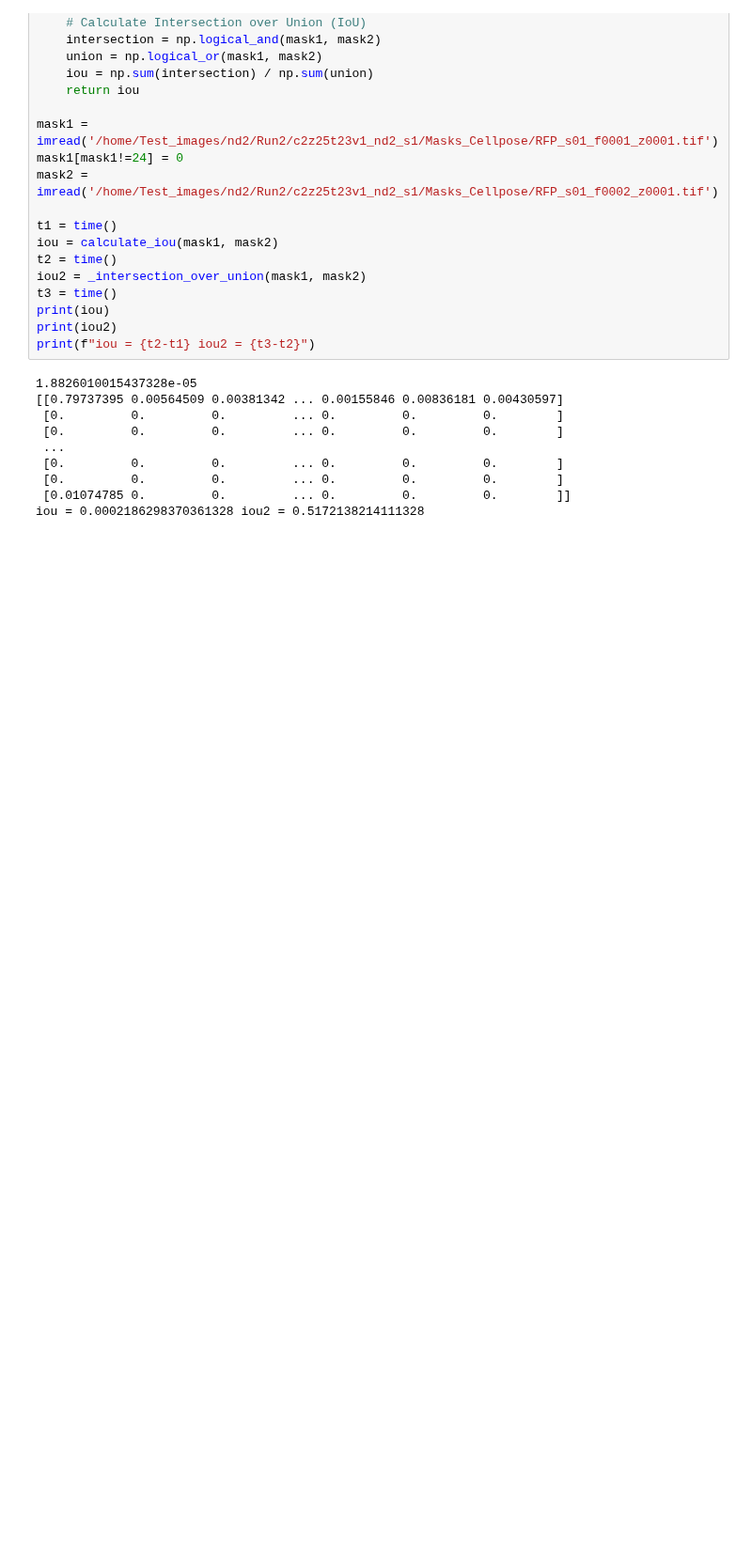
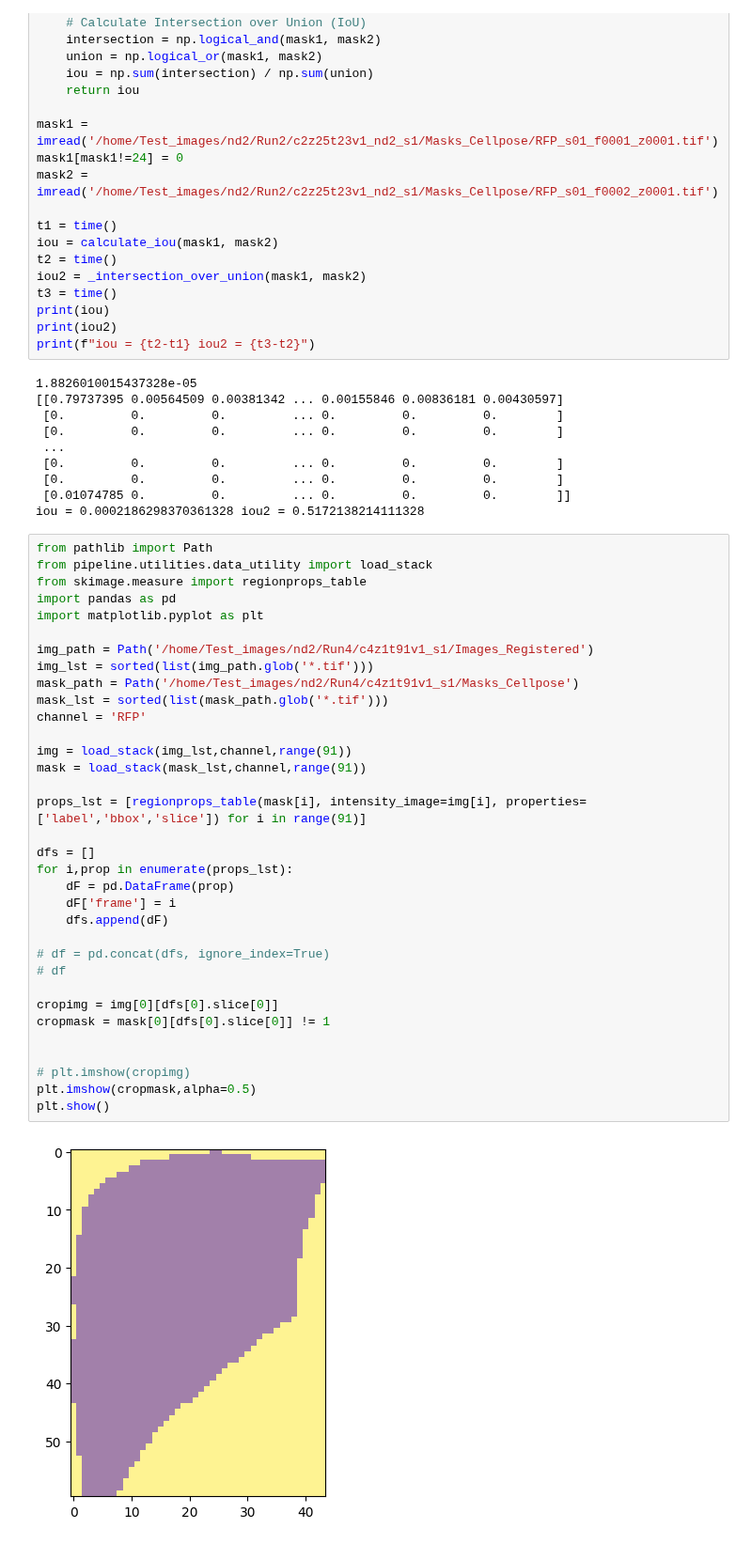
Before and after one commit to BennyGinger/ImageAnalysis_pipeline, a Jupyter notebook: play.ipynb, the cells around one changed output. Shown at 94% size. Saved outputs shown, nothing was run; the diff lists cells and outputs as text; blank space fills up the shorter version.

```diff
--- a/play.ipynb
+++ b/play.ipynb
@@ -887,3 +887,39 @@ print(f"iou = {t2-t1} iou2 = {t3-t2}")
  [0.         0.         0.         ... 0.         0.         0.        ]
  [0.01074785 0.         0.         ... 0.         0.         0.        ]]
 iou = 0.0002186298370361328 iou2 = 0.5172138214111328
+# %%
+from pathlib import Path
+from pipeline.utilities.data_utility import load_stack
+from skimage.measure import regionprops_table
+import pandas as pd
+import matplotlib.pyplot as plt
+
+img_path = Path('/home/Test_images/nd2/Run4/c4z1t91v1_s1/Images_Registered')
+img_lst = sorted(list(img_path.glob('*.tif')))
+mask_path = Path('/home/Test_images/nd2/Run4/c4z1t91v1_s1/Masks_Cellpose')
+mask_lst = sorted(list(mask_path.glob('*.tif')))
+channel = 'RFP'
+
+img = load_stack(img_lst,channel,range(91))
+mask = load_stack(mask_lst,channel,range(91))
+
+props_lst = [regionprops_table(mask[i], intensity_image=img[i], properties=['label','bbox','slice']) for i in range(91)]
+
+dfs = []
+for i,prop in enumerate(props_lst):
+    dF = pd.DataFrame(prop)
+    dF['frame'] = i
+    dfs.append(dF)
+
+# df = pd.concat(dfs, ignore_index=True)
+# df
+
+cropimg = img[0][dfs[0].slice[0]]
+cropmask = mask[0][dfs[0].slice[0]] != 1
+
+
+# plt.imshow(cropimg)
+plt.imshow(cropmask,alpha=0.5)
+plt.show()
+# %% [output]
+[figure, added]
```
Also changed, not shown: parts of 1 cell of this notebook, 3 other files.
